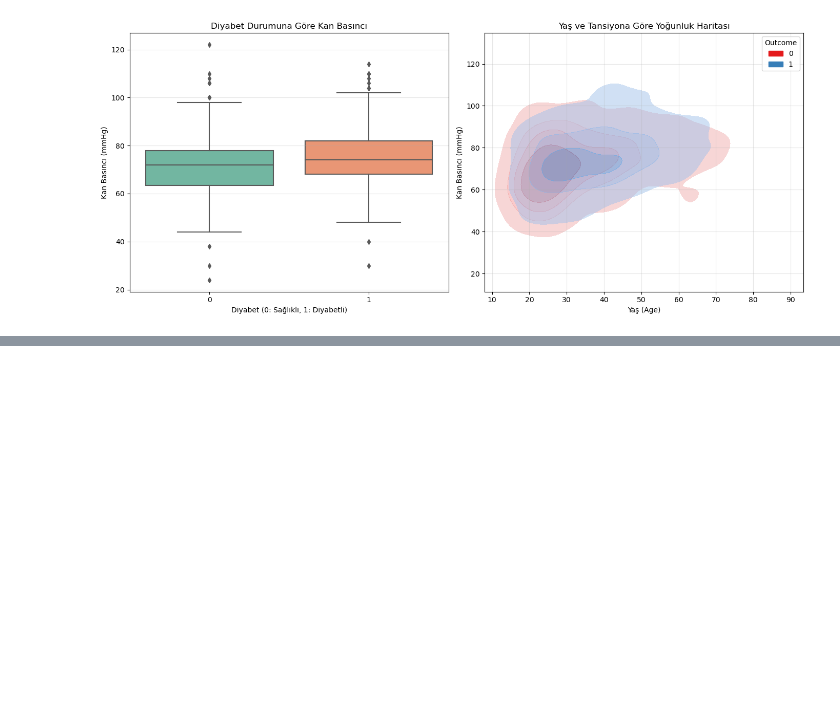
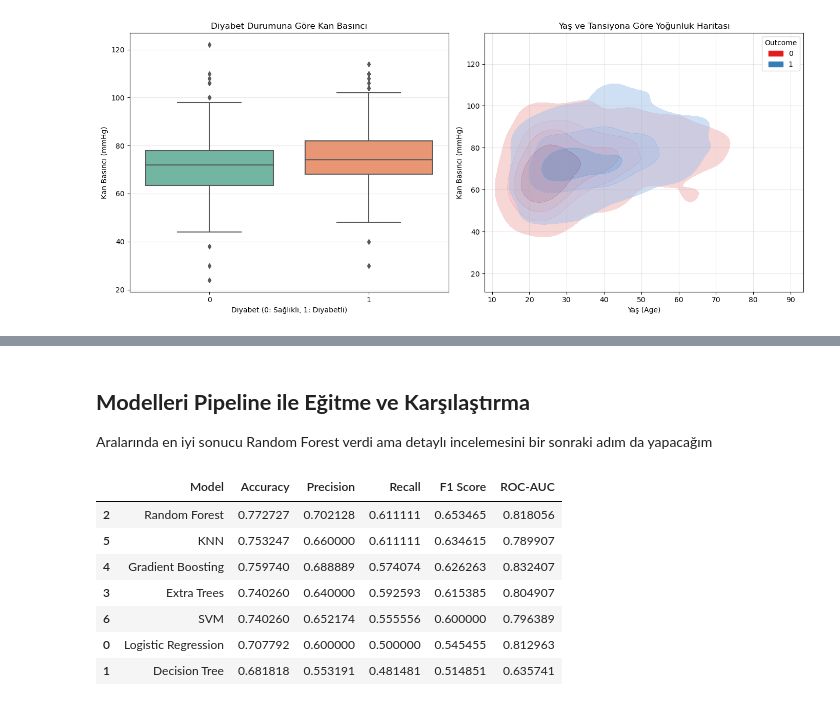
Before and after one commit to barisdisdis123456/-DEVV, a Jupyter notebook: diabetes-prediction-ai/notebooks/01_eda_and_model_training.ipynb, the cells around one changed output, grey strips where cells are left out. Drawn from its saved outputs; the diff is of its cells as text; code cells hidden in the pictures; blank space fills up the shorter version.

Commit message:
Adım-2

```diff
--- a/diabetes-prediction-ai/notebooks/01_eda_and_model_training.ipynb
+++ b/diabetes-prediction-ai/notebooks/01_eda_and_model_training.ipynb
@@ -277,0 +327,3 @@ plt.show()
+# %%
+X = df_model.drop("Outcome", axis=1)
+y = df_model["Outcome"]
@@ -277,0 +390,68 @@ plt.show()
+# %%
+from sklearn.linear_model import LogisticRegression
+from sklearn.tree import DecisionTreeClassifier
+from sklearn.ensemble import RandomForestClassifier, GradientBoostingClassifier, ExtraTreesClassifier
+from sklearn.neighbors import KNeighborsClassifier
+from sklearn.svm import SVC
+
+models = {
+    "Logistic Regression": LogisticRegression(max_iter=1000, random_state=42),
+    "Decision Tree": DecisionTreeClassifier(random_state=42),
+    "Random Forest": RandomForestClassifier(random_state=42),
+    "Extra Trees": ExtraTreesClassifier(random_state=42),
+    "Gradient Boosting": GradientBoostingClassifier(random_state=42),
+    "KNN": KNeighborsClassifier(),
+    "SVM": SVC(probability=True, random_state=42)
+}
+# %% [markdown]
+## **Modelleri Pipeline ile Eğitme ve Karşılaştırma**
+
+Aralarında en iyi sonucu Random Forest verdi ama detaylı incelemesini bir sonraki adım da yapacağım
+# %%
+from sklearn.metrics import accuracy_score, precision_score, recall_score, f1_score, roc_auc_score
+
+model_results = []
+
+trained_models = {}
+
+for model_name, model in models.items():
+
+    pipeline = Pipeline(steps=[
+        ("preprocess", preprocess),
+        ("model", model)
+    ])
+
+    pipeline.fit(X_train, y_train)
+
+    y_pred = pipeline.predict(X_test)
+    y_proba = pipeline.predict_proba(X_test)[:, 1]
+
+    accuracy = accuracy_score(y_test, y_pred)
+    precision = precision_score(y_test, y_pred)
+    recall = recall_score(y_test, y_pred)
+    f1 = f1_score(y_test, y_pred)
+    roc_auc = roc_auc_score(y_test, y_proba)
+
+    model_results.append({
+        "Model": model_name,
+        "Accuracy": accuracy,
+        "Precision": precision,
+        "Recall": recall,
+        "F1 Score": f1,
+        "ROC-AUC": roc_auc
+    })
+
+    trained_models[model_name] = pipeline
+
+results_df = pd.DataFrame(model_results)
+results_df = results_df.sort_values(by="F1 Score", ascending=False)
+results_df
+# %% [output]
+|  | Model | Accuracy | Precision | Recall | F1 Score | ROC-AUC |
+| 2 | Random Forest | 0.772727 | 0.702128 | 0.611111 | 0.653465 | 0.818056 |
+| 5 | KNN | 0.753247 | 0.660000 | 0.611111 | 0.634615 | 0.789907 |
+| 4 | Gradient Boosting | 0.759740 | 0.688889 | 0.574074 | 0.626263 | 0.832407 |
+| 3 | Extra Trees | 0.740260 | 0.640000 | 0.592593 | 0.615385 | 0.804907 |
+| 6 | SVM | 0.740260 | 0.652174 | 0.555556 | 0.600000 | 0.796389 |
+| 0 | Logistic Regression | 0.707792 | 0.600000 | 0.500000 | 0.545455 | 0.812963 |
+| 1 | Decision Tree | 0.681818 | 0.553191 | 0.481481 | 0.514851 | 0.635741 |
```
Also changed, not shown: parts of 8 cells of this notebook.
